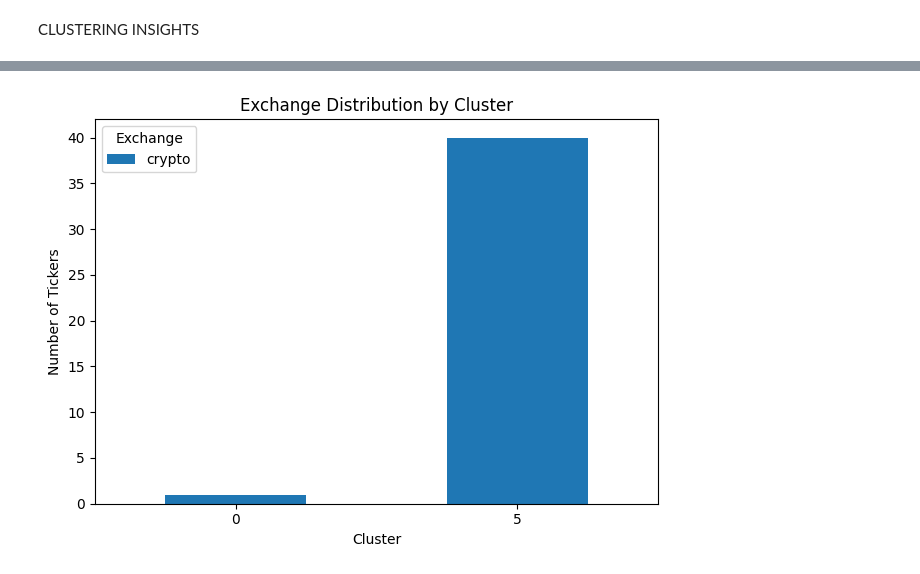
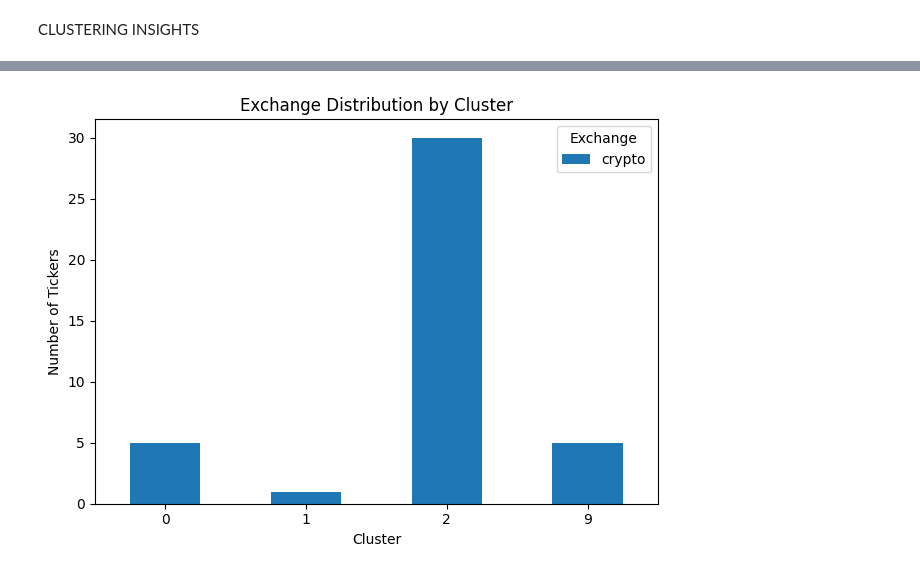
Before and after one commit to KirillKovalchuk02/thesis_clustering, a Jupyter notebook: test.ipynb, the cells around one changed output, grey strips where cells are left out. Drawn from its saved outputs; the diff is of its cells as text; code cells hidden in the pictures.

```diff
--- a/test.ipynb
+++ b/test.ipynb
@@ -116,5 +101,14 @@ cluster_labels['ahc']
 with open('tickers_with_exchanges.json') as f:
     exchanges_dict = json.load(f)
+# %%
+#KSHAPE try more clusters
+from functions import run_clustering_model
+
+df = joined_df.rolling(window=3, center=True).mean()
+labels, tickers_with_labels_kshape, _, _ = run_clustering_model(df, n_clus=13, model_name='kshape', linkage=None, return_mode='geometric', n_init=3)
+# %%
+cluster_labels['kshape'] = tickers_with_labels_kshape
+#cluster_labels['kshape']
 # %%
 def visualise_cryptos_in_clusters(ticker_to_exchange, ticker_to_cluster_all, method, just_cryptos=True, heatmap=False):
     df = pd.DataFrame({
@@ -147,7 +141,7 @@ def visualise_cryptos_in_clusters(ticker_to_exchange, ticker_to_cluster_all, met
 
     plt.show()
 # %%
-visualise_cryptos_in_clusters(exchanges_dict, cluster_labels, 'kshape', just_cryptos=True, heatmap=False)
+visualise_cryptos_in_clusters(exchanges_dict, cluster_labels, 'ahc', just_cryptos=True, heatmap=False)
 # %% [output]
-[figure, old version]
+[figure, new version]
 # %%
```
Also changed, not shown: parts of 9 cells of this notebook, 41 other files.
